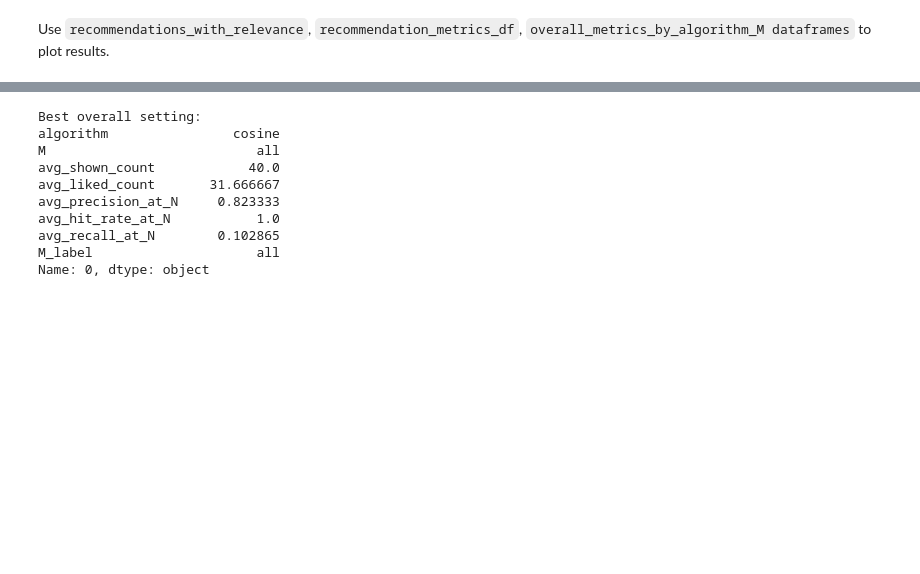
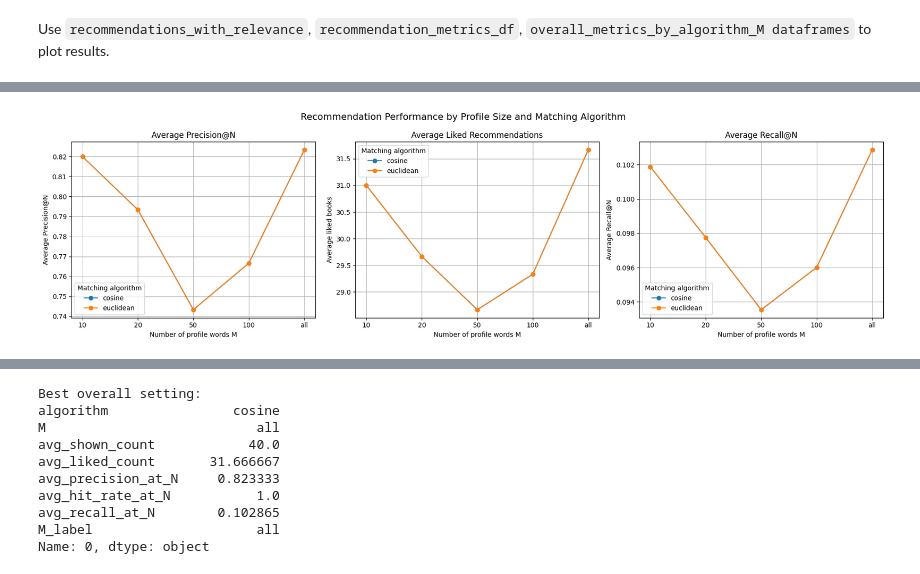
Before and after one commit to ZoeYiDing/nicole, a Jupyter notebook: assignment answer.ipynb, the cells around one changed output, grey strips where cells are left out. Cells and saved outputs as stored; diff of their text form; code cells hidden in the pictures; blank space fills up the shorter version.

```diff
--- a/assignment answer.ipynb
+++ b/assignment answer.ipynb
@@ -2281,0 +2205,86 @@ plt.show()
+# %%
+# Create pivot tables for the three metrics
+precision_pivot = overall_metrics_by_algorithm_M.pivot_table(
+    index="M_label",
+    columns="algorithm",
+    values="avg_precision_at_N",
+    aggfunc="mean"
+).reindex(M_LABEL_ORDER)
+
+liked_pivot = overall_metrics_by_algorithm_M.pivot_table(
+    index="M_label",
+    columns="algorithm",
+    values="avg_liked_count",
+    aggfunc="mean"
+).reindex(M_LABEL_ORDER)
+
+recall_pivot = overall_metrics_by_algorithm_M.pivot_table(
+    index="M_label",
+    columns="algorithm",
+    values="avg_recall_at_N",
+    aggfunc="mean"
+).reindex(M_LABEL_ORDER)
+
+
+# Create one figure with three subplots
+fig, axes = plt.subplots(1, 3, figsize=(18, 5))
+
+
+# Plot 1: Average Precision@N
+for algorithm in precision_pivot.columns:
+    axes[0].plot(
+        precision_pivot.index.astype(str),
+        precision_pivot[algorithm],
+        marker="o",
+        label=algorithm
+    )
+
+axes[0].set_xlabel("Number of profile words M")
+axes[0].set_ylabel("Average Precision@N")
+axes[0].set_title("Average Precision@N")
+axes[0].legend(title="Matching algorithm")
+axes[0].grid(True)
+
+
+# Plot 2: Average liked count
+for algorithm in liked_pivot.columns:
+    axes[1].plot(
+        liked_pivot.index.astype(str),
+        liked_pivot[algorithm],
+        marker="o",
+        label=algorithm
+    )
+
+axes[1].set_xlabel("Number of profile words M")
+axes[1].set_ylabel("Average liked books")
+axes[1].set_title("Average Liked Recommendations")
+axes[1].legend(title="Matching algorithm")
+axes[1].grid(True)
+
+
+# Plot 3: Average Recall@N
+for algorithm in recall_pivot.columns:
+    axes[2].plot(
+        recall_pivot.index.astype(str),
+        recall_pivot[algorithm],
+        marker="o",
+        label=algorithm
+    )
+
+axes[2].set_xlabel("Number of profile words M")
+axes[2].set_ylabel("Average Recall@N")
+axes[2].set_title("Average Recall@N")
+axes[2].legend(title="Matching algorithm")
+axes[2].grid(True)
+
+
+# Overall title
+fig.suptitle(
+    "Recommendation Performance by Profile Size and Matching Algorithm",
+    fontsize=14
+)
+
+plt.tight_layout()
+plt.show()
+# %% [output]
+[figure, added]
```
Also changed, not shown: parts of 36 cells of this notebook.
